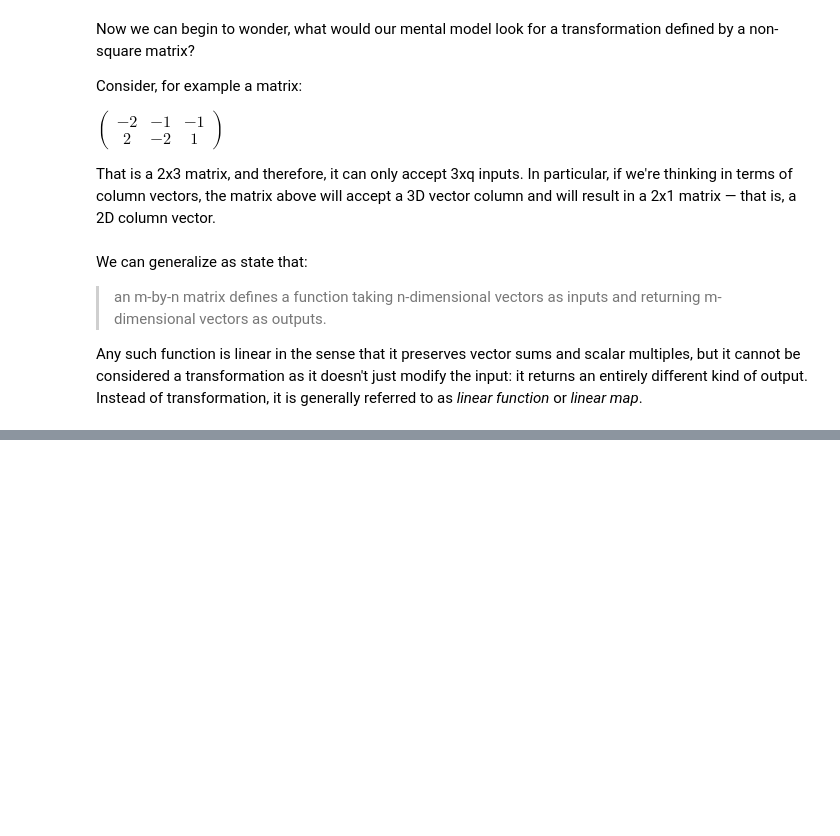
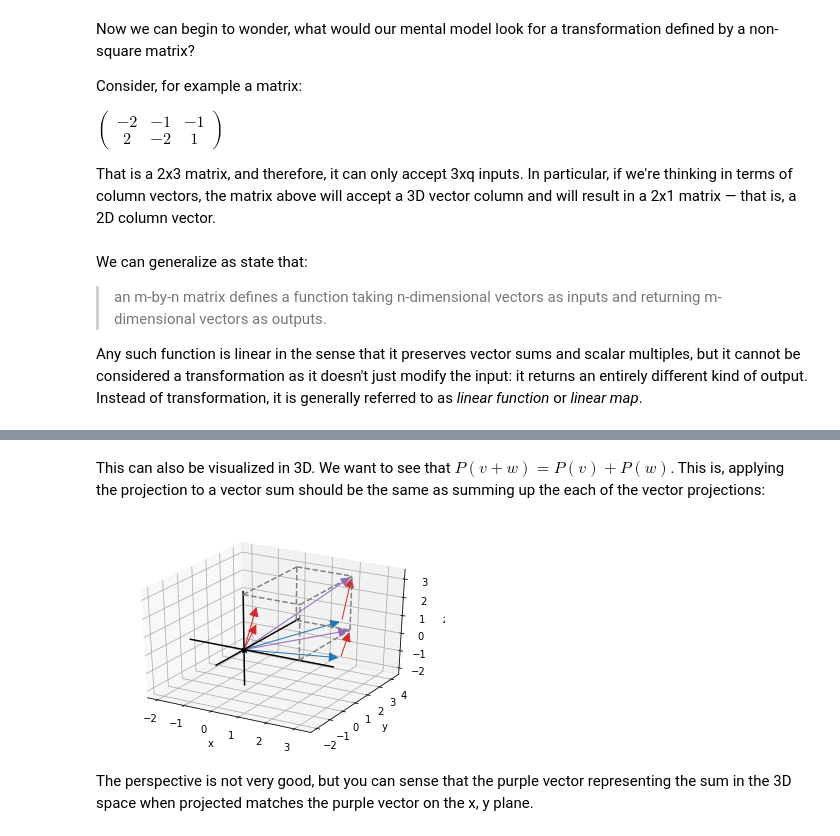
Before and after one commit to sergiofgonzalez/math-workbench, a Jupyter notebook: 04-using-matrices-with-transformations/01-transformations-with-matrices-concepts-notebooks/transformations-with-matrices.ipynb, the cells around one changed output, grey strips where cells are left out. Drawn from its saved outputs; the diff is of its cells as text; code cells hidden in the pictures; blank space fills up the shorter version.

```diff
--- a/04-using-matrices-with-transformations/01-transformations-with-matrices-concepts-notebooks/transformations-with-matrices.ipynb
+++ b/04-using-matrices-with-transformations/01-transformations-with-matrices-concepts-notebooks/transformations-with-matrices.ipynb
@@ -1095,0 +1140,27 @@ We already saw a *vector function* that accepted 3D vectors and produced 2D vect
+# %% [markdown]
+This can also be visualized in 3D. We want to see that $ P(v + w) = P(v) + P(w) $. This is, applying the projection to a vector sum should be the same as summing up the each of the vector projections:
+# %%
+from my_draw3d import *
+from my_vectors import *
+from my_matrices import *
+
+v = (3, 1, 2)
+w = (-1, 3, 1)
+
+p_v = (3, 1, 0) # zeroing the z coordinate to draw it
+p_w = (-1, 3, 0)
+
+draw3d(
+    Arrow3D(v, color=blue),
+    Arrow3D(w, color=red),
+    Arrow3D(add(v, w), color=purple),
+    Arrow3D(add(v, w), v, color=red),
+    Arrow3D(p_v, color=blue),
+    Arrow3D(p_w, color=red),
+    Arrow3D(add(p_v, p_w), color=purple),
+    Arrow3D(add(p_v, p_w), p_v, color=red)
+)
+# %% [output]
+[figure, added]
+# %% [markdown]
+The perspective is not very good, but you can sense that the purple vector representing the sum in the 3D space when projected matches the purple vector on the x, y plane.
```
Also changed, not shown: parts of 4 cells of this notebook, 1 other file.
